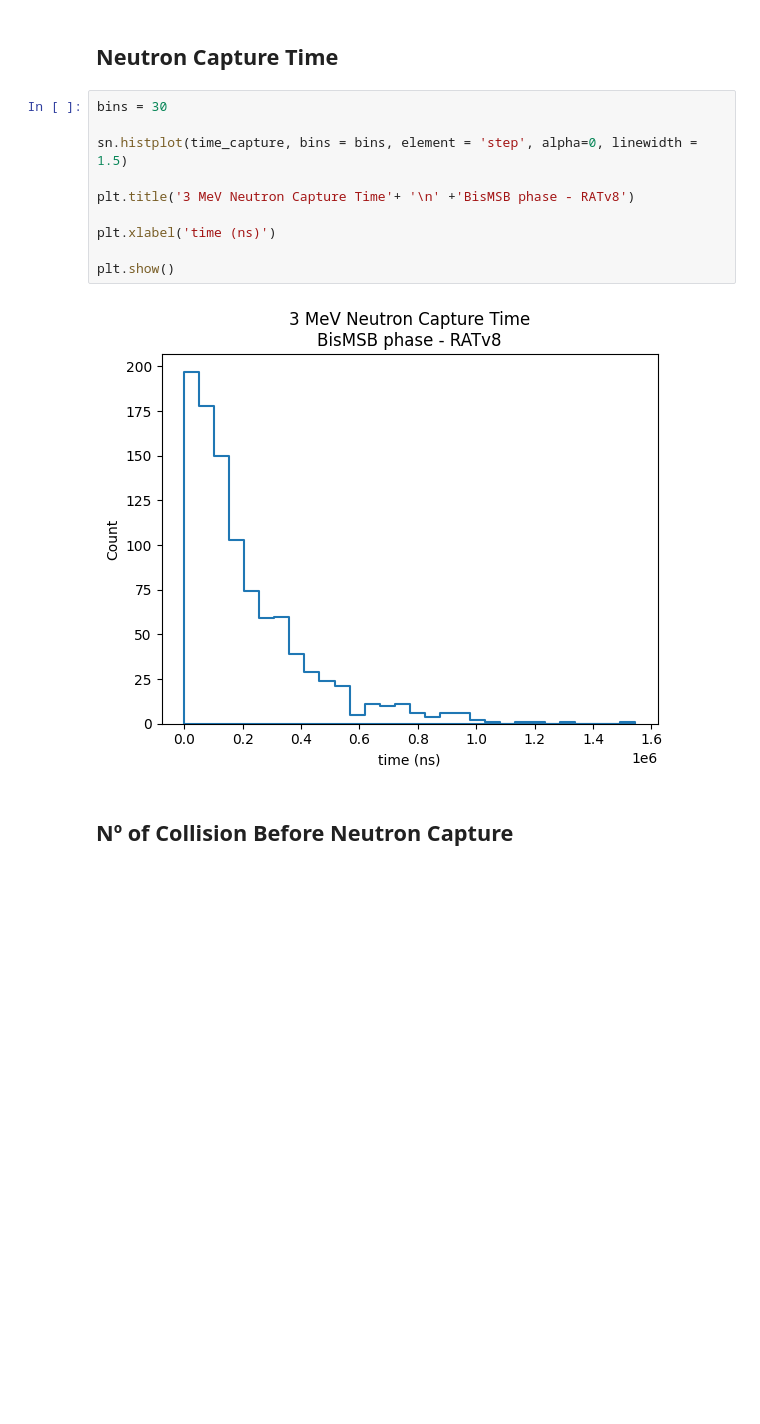
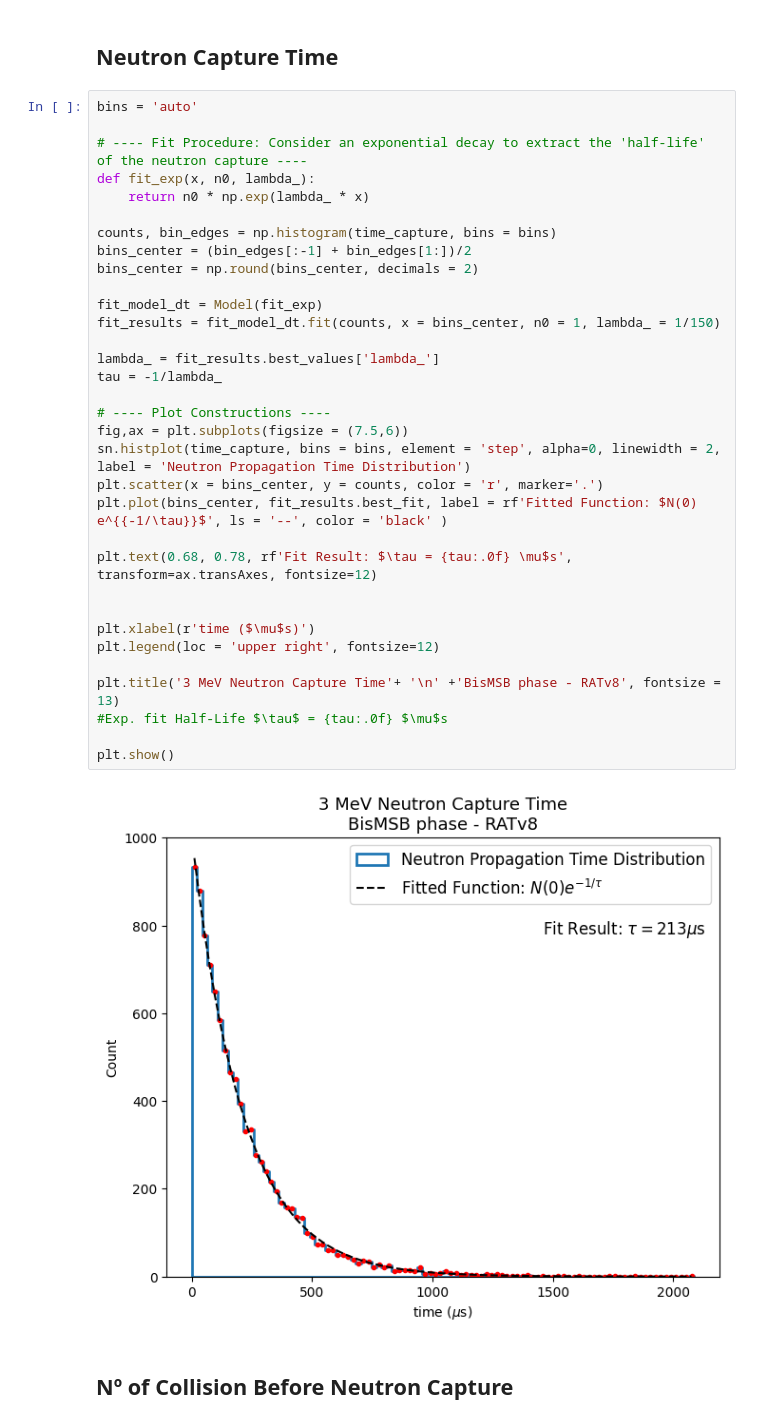
Before and after one commit to joankl/rat_tests, a Jupyter notebook: rat_v8/neutrons/analysis/neutron analysis.ipynb, the cells around one changed output. Cells and saved outputs as stored; diff of their text form; blank space fills up the shorter version.

```diff
--- a/rat_v8/neutrons/analysis/neutron analysis.ipynb
+++ b/rat_v8/neutrons/analysis/neutron analysis.ipynb
@@ -59,17 +86,40 @@ plt.show()
 # %% [markdown]
 ## Neutron Capture Time
 # %%
-bins = 30
+bins = 'auto'
 
-sn.histplot(time_capture, bins = bins, element = 'step', alpha=0, linewidth = 1.5)
+# ---- Fit Procedure: Consider an exponential decay to extract the 'half-life' of the neutron capture ----
+def fit_exp(x, n0, lambda_):
+    return n0 * np.exp(lambda_ * x)
 
-plt.title('3 MeV Neutron Capture Time'+ '\n' +'BisMSB phase - RATv8')
+counts, bin_edges = np.histogram(time_capture, bins = bins)
+bins_center = (bin_edges[:-1] + bin_edges[1:])/2
+bins_center = np.round(bins_center, decimals = 2)
 
-plt.xlabel('time (ns)')
+fit_model_dt = Model(fit_exp)
+fit_results = fit_model_dt.fit(counts, x = bins_center, n0 = 1, lambda_ = 1/150)
+
+lambda_ = fit_results.best_values['lambda_']
+tau = -1/lambda_
+
+# ---- Plot Constructions ----
+fig,ax = plt.subplots(figsize = (7.5,6))
+sn.histplot(time_capture, bins = bins, element = 'step', alpha=0, linewidth = 2, label = 'Neutron Propagation Time Distribution')
+plt.scatter(x = bins_center, y = counts, color = 'r', marker='.')
+plt.plot(bins_center, fit_results.best_fit, label = rf'Fitted Function: $N(0) e^{{-1/\tau}}$', ls = '--', color = 'black' )
+
+plt.text(0.68, 0.78, rf'Fit Result: $\tau = {tau:.0f} \mu$s', transform=ax.transAxes, fontsize=12)
+
+
+plt.xlabel(r'time ($\mu$s)')
+plt.legend(loc = 'upper right', fontsize=12)
+
+plt.title('3 MeV Neutron Capture Time'+ '\n' +'BisMSB phase - RATv8', fontsize = 13)
+#Exp. fit Half-Life $\tau$ = {tau:.0f} $\mu$s
 
 plt.show()
 # %% [output]
-[figure, old version]
+[figure, new version]
 # %% [markdown]
 ## Nº of Collision Before Neutron Capture
 # %%
```
Also changed, not shown: parts of 6 cells of this notebook, 1 other file.
